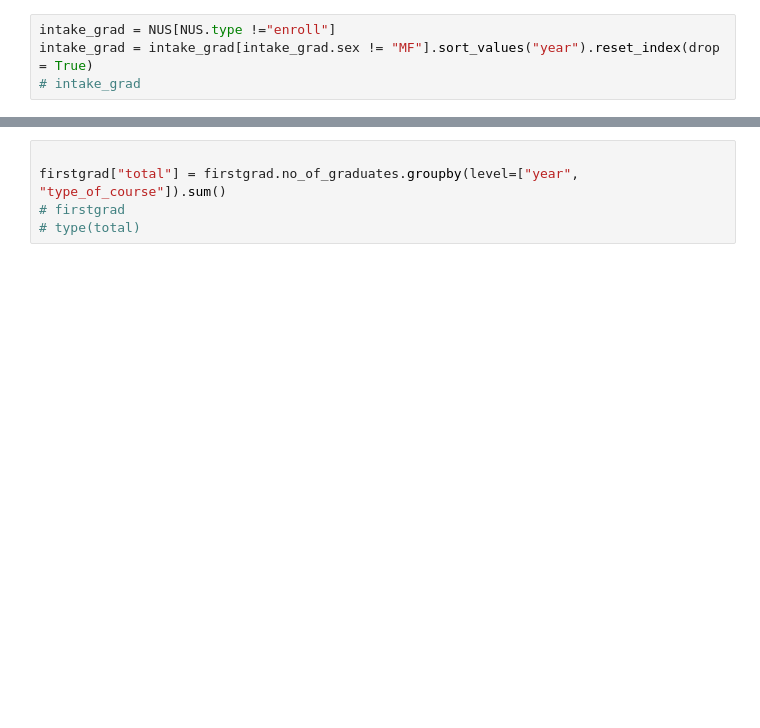
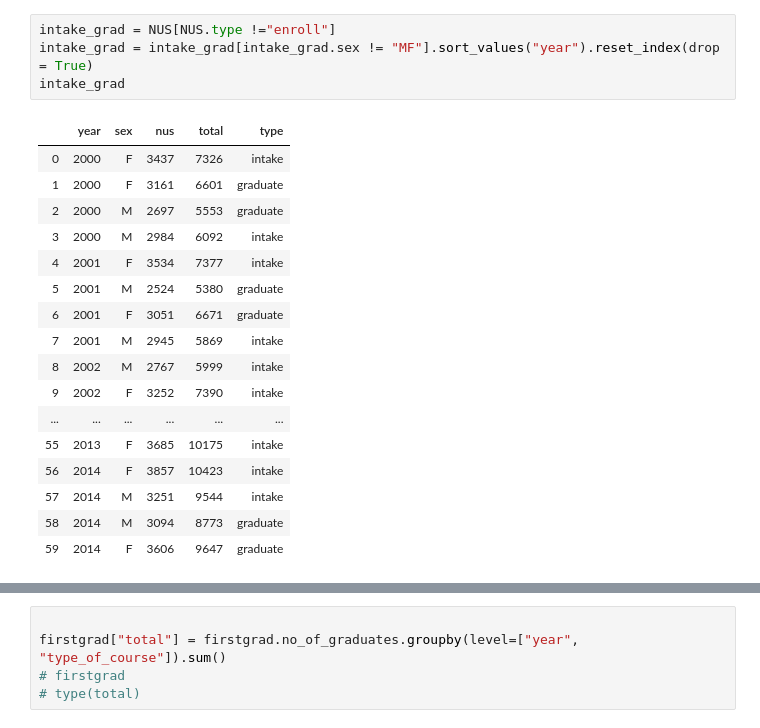
Before and after one commit to jurgen-tan-git/PDS-Assignments, a Jupyter notebook: Assignment 2/Scripts/Graphing/NUS.ipynb, the cells around one changed output, grey strips where cells are left out. Cells and saved outputs as stored; diff of their text form; blank space fills up the shorter version.

```diff
--- a/Assignment 2/Scripts/Graphing/NUS.ipynb
+++ b/Assignment 2/Scripts/Graphing/NUS.ipynb
@@ -24,7 +38,25 @@ plt.show(barplot)
 # %%
 intake_grad = NUS[NUS.type !="enroll"]
 intake_grad = intake_grad[intake_grad.sex != "MF"].sort_values("year").reset_index(drop = True)
-# intake_grad
+intake_grad
+# %% [output]
+|  | year | sex | nus | total | type |
+| 0 | 2000 | F | 3437 | 7326 | intake |
+| 1 | 2000 | F | 3161 | 6601 | graduate |
+| 2 | 2000 | M | 2697 | 5553 | graduate |
+| 3 | 2000 | M | 2984 | 6092 | intake |
+| 4 | 2001 | F | 3534 | 7377 | intake |
+| 5 | 2001 | M | 2524 | 5380 | graduate |
+| 6 | 2001 | F | 3051 | 6671 | graduate |
+| 7 | 2001 | M | 2945 | 5869 | intake |
+| 8 | 2002 | M | 2767 | 5999 | intake |
+| 9 | 2002 | F | 3252 | 7390 | intake |
+| ... | ... | ... | ... | ... | ... |
+| 55 | 2013 | F | 3685 | 10175 | intake |
+| 56 | 2014 | F | 3857 | 10423 | intake |
+| 57 | 2014 | M | 3251 | 9544 | intake |
+| 58 | 2014 | M | 3094 | 8773 | graduate |
+| 59 | 2014 | F | 3606 | 9647 | graduate |
 # %%
 #Look at the past events in the 14 years
 boxplot = sns.boxplot(x="total", y="type", hue = "sex", palette = "hls", data=intake_grad)
```
Also changed, not shown: parts of 13 cells of this notebook.
